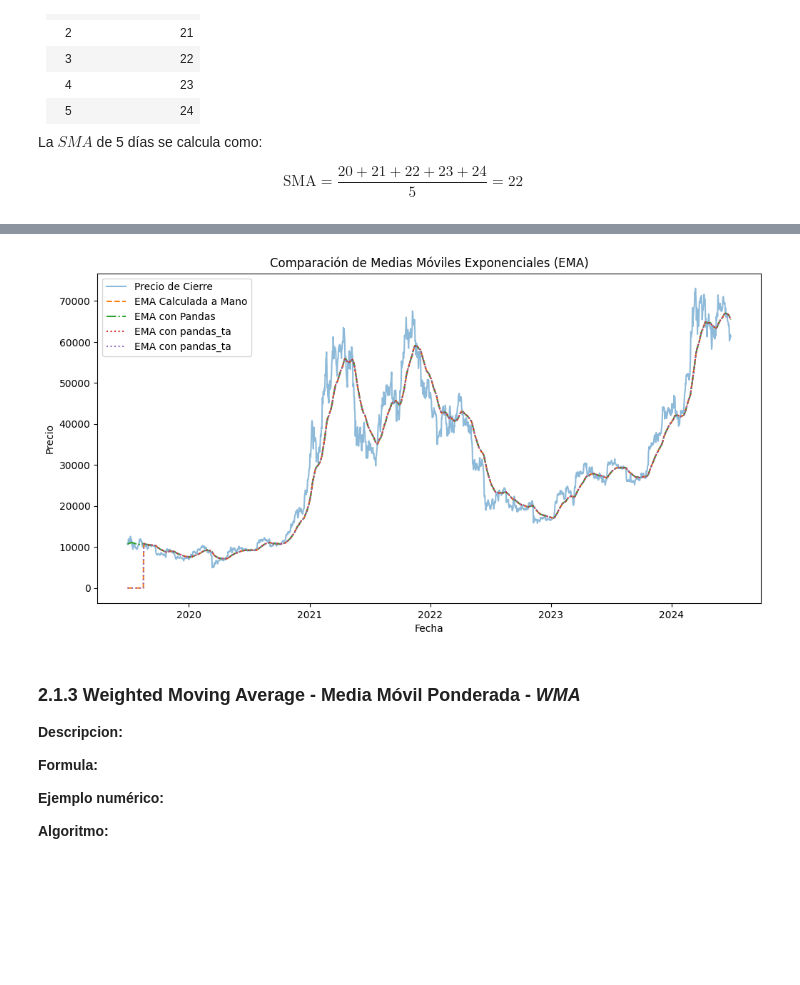
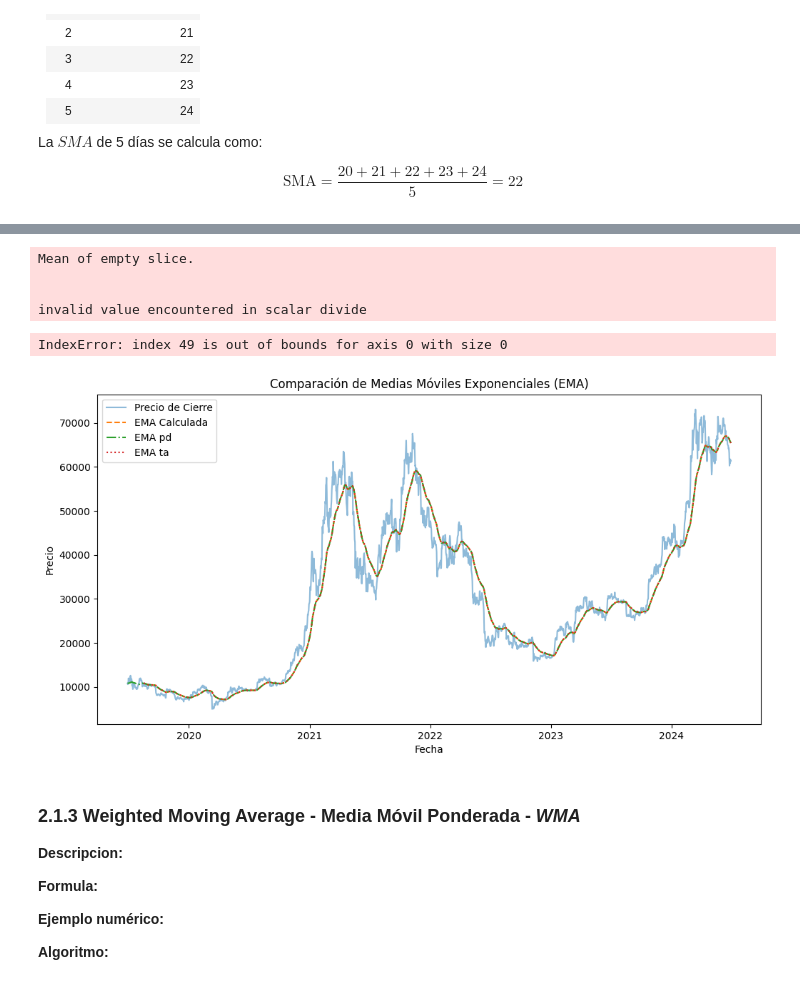
Before and after one commit to aranagarapena/quantitative-trading-analysis, a Jupyter notebook: Curso/Algorithmic Trading Strategies in Python/Section 2.-Indicators/1.-indicators-trend.ipynb, the cells around one changed output, grey strips where cells are left out. Saved outputs shown, nothing was run; the diff lists cells and outputs as text; code cells hidden in the pictures; blank space fills up the shorter version.

```diff
--- a/Curso/Algorithmic Trading Strategies in Python/Section 2.-Indicators/1.-indicators-trend.ipynb
+++ b/Curso/Algorithmic Trading Strategies in Python/Section 2.-Indicators/1.-indicators-trend.ipynb
@@ -247,6 +247,10 @@ $$
+# %%
+periodo = 50
+nombre_calculada = 'EMA_'+str(periodo)+'_calculada'
+nombre_pd ='EMA_'+str(periodo)+'_pd'
+nombre_pd_ta = 'EMA_'+str(periodo)+'_ta'
 # %%
-close_prices = data['Close'].values
-periodo = 50
+close_prices = data[nombre_columna_precio].values
 smoothing = 2
 alpha = smoothing/(periodo+1)
 ema_calculada = np.full_like(close_prices, np.nan)
@@ -256,34 +260,38 @@ sma = np.mean(close_prices[:periodo])
 ema_calculada[periodo-1] = sma
 
 for i in range(periodo, len(close_prices)):
-    Pt = close_prices[i]
-    ema_t_minus_1 = ema_calculada[i-1]
-    ema_t = (Pt*alpha)+(ema_t_minus_1*(1-alpha))
-    ema_calculada[i] = ema_t
-    # ema_calculada[i] = (close_prices[i]*alpha) + (ema_calculada[i-1] + (1-alpha))
+    # Pt = close_prices[i]
+    # ema_t_minus_1 = ema_calculada[i-1]
+    # ema_t = (close_prices[i]*alpha)+(ema_calculada[i-1]*(1-alpha))
+    ema_calculada[i] = (close_prices[i]*alpha)+(ema_calculada[i-1]*(1-alpha))
 
-data['EMA_50_calculada'] = ema_calculada
+data[nombre_calculada] = ema_calculada
+# %% [output]
+Mean of empty slice.
+
+
+invalid value encountered in scalar divide
+IndexError: index 49 is out of bounds for axis 0 with size 0
 # %%
 # Calculando la EMA de 50 días con pandas
-data['EMA_50'] = data['Close'].ewm(span=periodo, adjust=False).mean()
+data[nombre_pd] = data[nombre_columna_precio].ewm(span=periodo, adjust=False).mean()
 # %%
 # Calcular la EMA con pandas_ta
-data['EMA_50_ta'] = ta.ema(data['Close'], length=periodo)
+data[nombre_pd_ta] = ta.ema(data[nombre_columna_precio], length=periodo)
 # %%
 # Graficar las medias móviles
 plt.figure(figsize=(12, 6))
-plt.plot(data.index, data['Close'], label='Precio de Cierre', alpha=0.5)
-plt.plot(data.index, ema_calculada, label='EMA Calculada a Mano', linestyle='--')
-plt.plot(data.index, data['EMA_50'], label='EMA con Pandas', linestyle='-.')
-plt.plot(data.index, data['EMA_50_ta'], label='EMA con pandas_ta', linestyle=':')
-plt.plot(data.index, data['EMA_50_calculada'], label='EMA con pandas_ta', linestyle=':')
+plt.plot(data.index, data[nombre_columna_precio], label='Precio de Cierre', alpha=0.5)
+plt.plot(data.index, data[nombre_calculada], label='EMA Calculada ', linestyle='--')
+plt.plot(data.index, data[nombre_pd], label='EMA pd', linestyle='-.')
+plt.plot(data.index, data[nombre_pd_ta], label='EMA ta', linestyle=':')
 plt.title('Comparación de Medias Móviles Exponenciales (EMA)')
 plt.xlabel('Fecha')
 plt.ylabel('Precio')
 plt.legend()
 plt.show()
 # %% [output]
-[figure, old version]
+[figure, new version]
 # %%
 # Crear el gráfico interactivo con Plotly
 fig = go.Figure()
```
Also changed, not shown: parts of 16 cells of this notebook.
